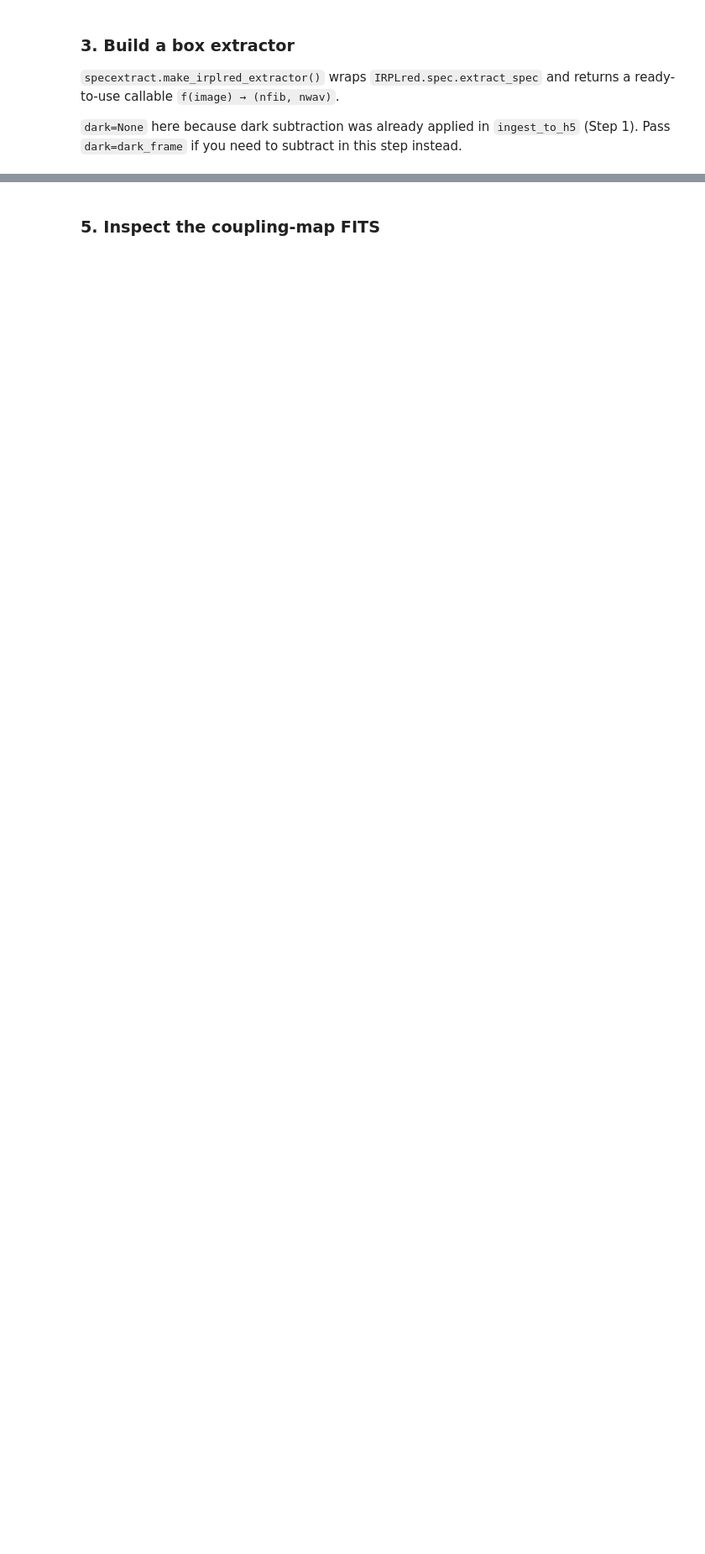
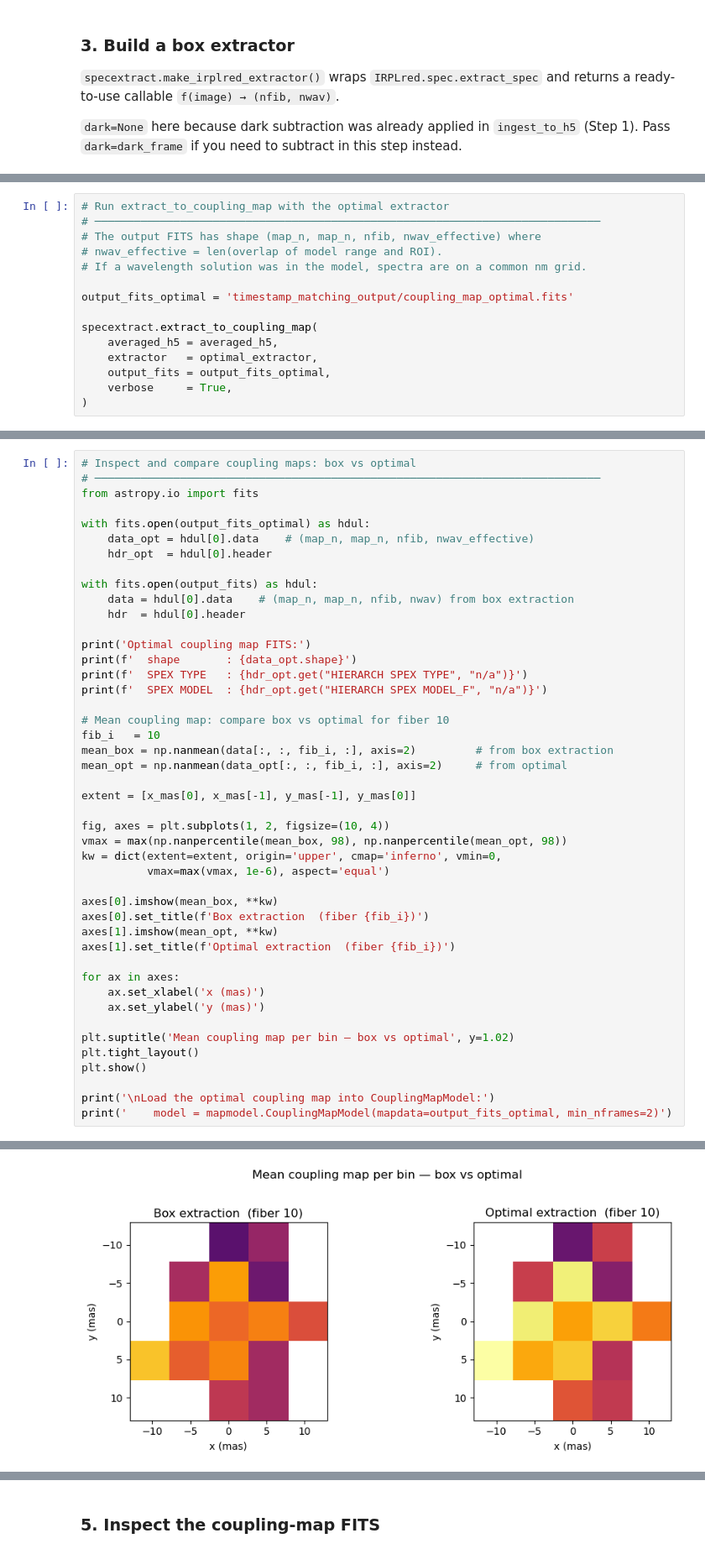
Before and after one commit to YooJung-Kim/PLred, a Jupyter notebook: PLred/tutorials/step2_specextract.ipynb, the cells around one changed output, grey strips where cells are left out. Shown at 84% size. Saved outputs shown, nothing was run; the diff lists cells and outputs as text; blank space fills up the shorter version.

```diff
--- a/PLred/tutorials/step2_specextract.ipynb
+++ b/PLred/tutorials/step2_specextract.ipynb
@@ -214,0 +369,15 @@ specextract.extract_to_coupling_map('averaged.h5', my_extractor, 'coupling_map.f
+# %%
+# Run extract_to_coupling_map with the optimal extractor
+# ─────────────────────────────────────────────────────────────────────────────
+# The output FITS has shape (map_n, map_n, nfib, nwav_effective) where
+# nwav_effective = len(overlap of model range and ROI).
+# If a wavelength solution was in the model, spectra are on a common nm grid.
+
+output_fits_optimal = 'timestamp_matching_output/coupling_map_optimal.fits'
+
+specextract.extract_to_coupling_map(
+    averaged_h5 = averaged_h5,
+    extractor   = optimal_extractor,
+    output_fits = output_fits_optimal,
+    verbose     = True,
+)
@@ -214,0 +397,46 @@ specextract.extract_to_coupling_map('averaged.h5', my_extractor, 'coupling_map.f
+# %%
+# Inspect and compare coupling maps: box vs optimal
+# ─────────────────────────────────────────────────────────────────────────────
+from astropy.io import fits
+
+with fits.open(output_fits_optimal) as hdul:
+    data_opt = hdul[0].data    # (map_n, map_n, nfib, nwav_effective)
+    hdr_opt  = hdul[0].header
+
+with fits.open(output_fits) as hdul:
+    data = hdul[0].data    # (map_n, map_n, nfib, nwav) from box extraction
+    hdr  = hdul[0].header
+
+print('Optimal coupling map FITS:')
+print(f'  shape       : {data_opt.shape}')
+print(f'  SPEX TYPE   : {hdr_opt.get("HIERARCH SPEX TYPE", "n/a")}')
+print(f'  SPEX MODEL  : {hdr_opt.get("HIERARCH SPEX MODEL_F", "n/a")}')
+
+# Mean coupling map: compare box vs optimal for fiber 10
+fib_i   = 10
+mean_box = np.nanmean(data[:, :, fib_i, :], axis=2)         # from box extraction
+mean_opt = np.nanmean(data_opt[:, :, fib_i, :], axis=2)     # from optimal
+
+extent = [x_mas[0], x_mas[-1], y_mas[-1], y_mas[0]]
+
+fig, axes = plt.subplots(1, 2, figsize=(10, 4))
+vmax = max(np.nanpercentile(mean_box, 98), np.nanpercentile(mean_opt, 98))
+kw = dict(extent=extent, origin='upper', cmap='inferno', vmin=0,
+          vmax=max(vmax, 1e-6), aspect='equal')
+
+axes[0].imshow(mean_box, **kw)
+axes[0].set_title(f'Box extraction  (fiber {fib_i})')
+axes[1].imshow(mean_opt, **kw)
+axes[1].set_title(f'Optimal extraction  (fiber {fib_i})')
+
+for ax in axes:
+    ax.set_xlabel('x (mas)')
+    ax.set_ylabel('y (mas)')
+
+plt.suptitle('Mean coupling map per bin — box vs optimal', y=1.02)
+plt.tight_layout()
+plt.show()
+
+print('\nLoad the optimal coupling map into CouplingMapModel:')
+print('    model = mapmodel.CouplingMapModel(mapdata=output_fits_optimal, min_nframes=2)')
+# %% [output]
@@ -214,0 +447 @@ specextract.extract_to_coupling_map('averaged.h5', my_extractor, 'coupling_map.f
+[figure, added]
```
Also changed, not shown: parts of 15 cells of this notebook, 4 other files.
